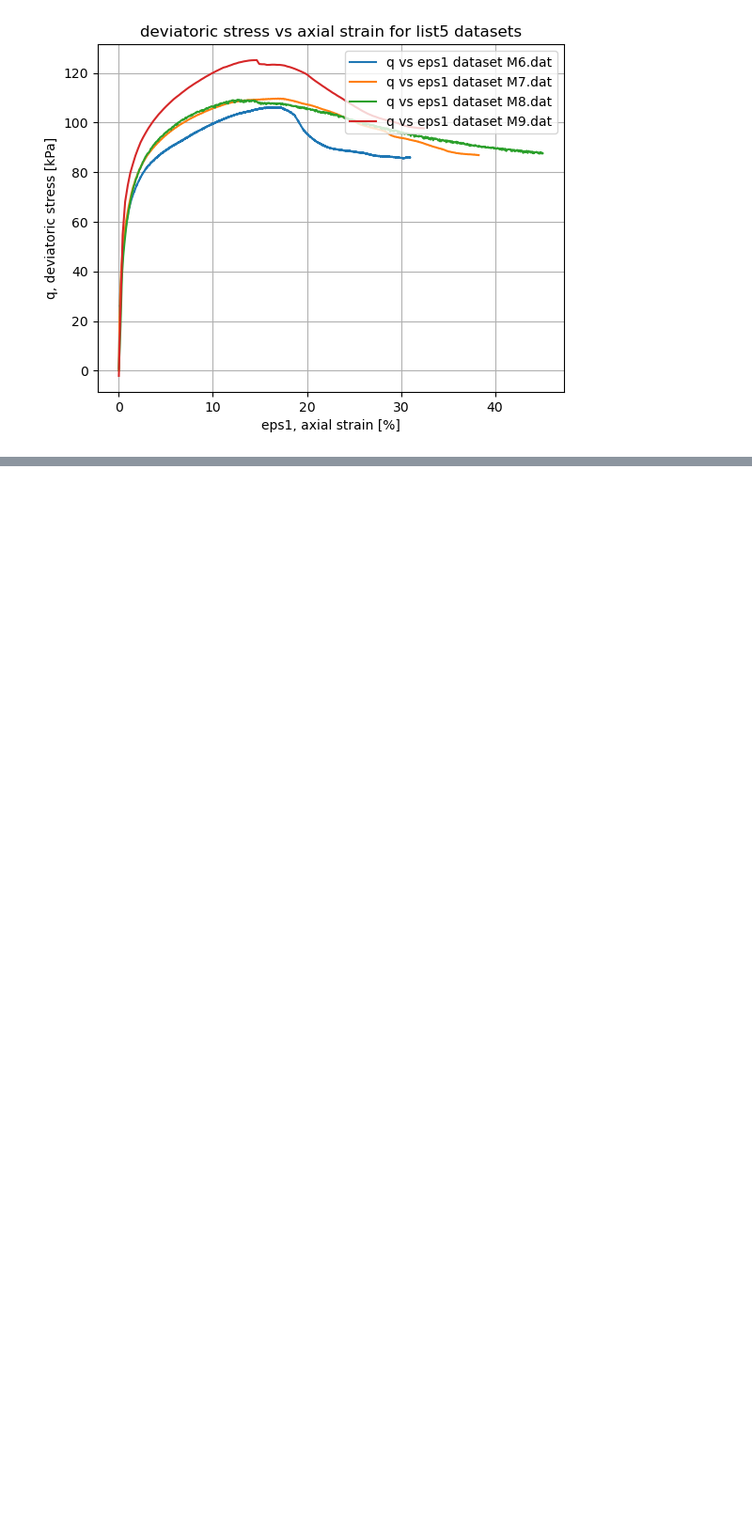
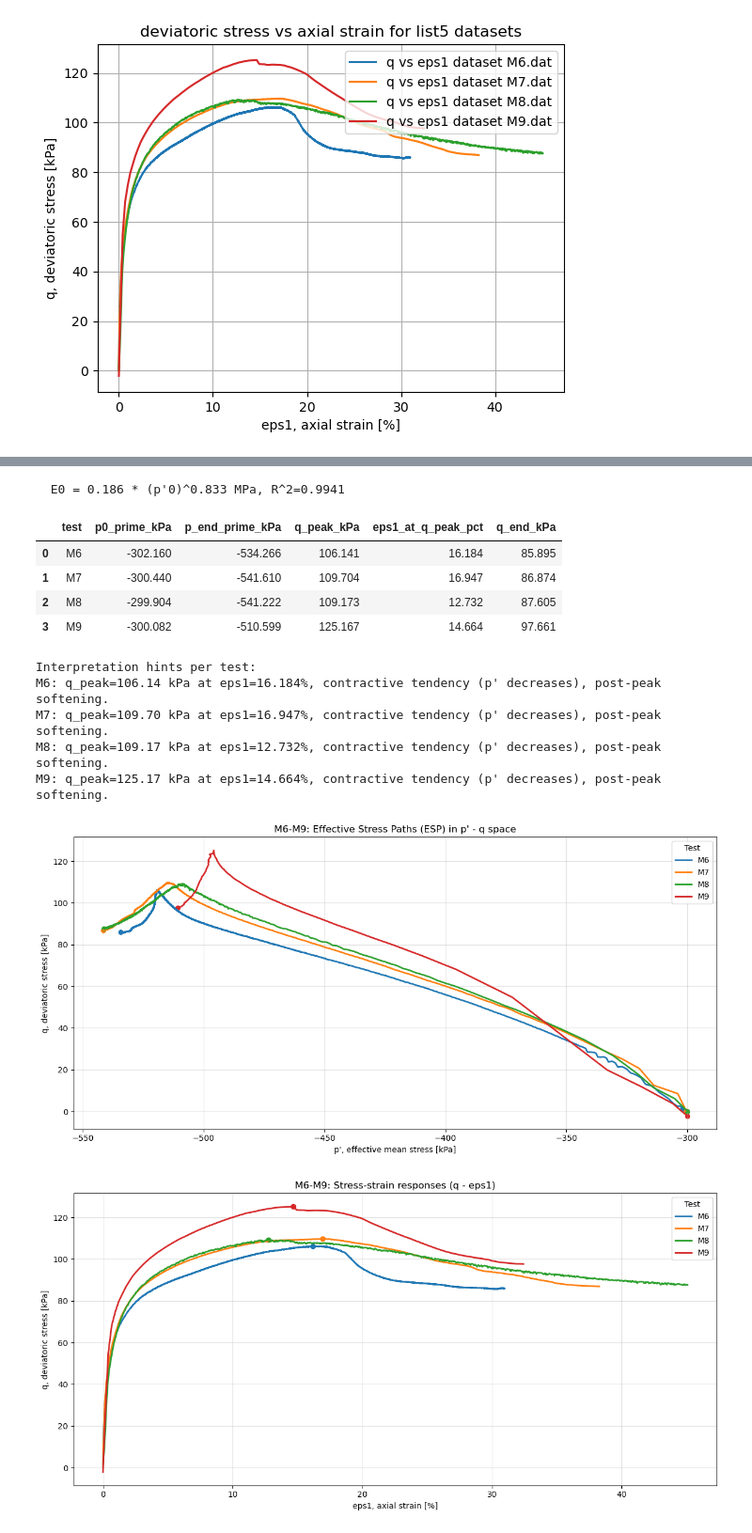
Before and after one commit to JulianEngel1999/Soil_structure_interaction, a Jupyter notebook: Assignment_1.ipynb, the cells around one changed output, grey strips where cells are left out. Shown at 94% size. Saved outputs shown, nothing was run; the diff lists cells and outputs as text; code cells hidden in the pictures; blank space fills up the shorter version.

```diff
--- a/Assignment_1.ipynb
+++ b/Assignment_1.ipynb
@@ -678,10 +742,9 @@ NameError: name 'ocr1_tests' is not defined
 # %%
-
 strain_limit = 0.2
 p_list, e_list = [], []
 
 for t in ocr1_tests:
-    df = data[t]
+    df = load_data2(f"{t}.dat")
     subset = df[df['eps1'] <= strain_limit]
     if len(subset) > 5:
         slope, _, _, _, _ = stats.linregress(subset['eps1'], subset['q'])
@@ -689,9 +752,86 @@ for t in ocr1_tests:
         if np.isfinite(e0_mpa) and e0_mpa > 0:
             p_list.append(results_ocr1[t]['p0_prime'])
             e_list.append(e0_mpa)
+
 if len(e_list) >= 3:
     log_p = np.log(np.array(p_list))
     log_e = np.log(np.array(e_list))
     n_exp_tmp, log_A_tmp, r_tmp, _, _ = stats.linregress(log_p, log_e)
     A_tmp = np.exp(log_A_tmp)
     print(f"  E0 = {A_tmp:.3f} * (p'0)^{n_exp_tmp:.3f} MPa, R^2={r_tmp**2:.4f}")
+# %% [output]
+  E0 = 0.186 * (p'0)^0.833 MPa, R^2=0.9941
+# %%
+
+summary_rows = []
+
+plt.figure(figsize=(12, 6))
+for file in list5:
+    data = load_data2(file).copy()
+    data['p_'] = pprime(data)
+
+    idx_peak = data['q'].idxmax()
+    q_peak = data.loc[idx_peak, 'q']
+    eps1_peak = data.loc[idx_peak, 'eps1']
+    p0 = data['p_'].iloc[0]
+    p_end = data['p_'].iloc[-1]
+    q_end = data['q'].iloc[-1]
+
+    summary_rows.append({
+        'test': file.replace('.dat', ''),
+        'p0_prime_kPa': p0,
+        'p_end_prime_kPa': p_end,
+        'q_peak_kPa': q_peak,
+        'eps1_at_q_peak_pct': eps1_peak,
+        'q_end_kPa': q_end
+    })
+
+    plt.plot(data['p_'], data['q'], linewidth=2, label=file.replace('.dat', ''))
+    plt.scatter([p0, p_end], [data['q'].iloc[0], q_end], s=30)
+
+plt.xlabel("p', effective mean stress [kPa]")
+plt.ylabel('q, deviatoric stress [kPa]')
+plt.title("M6-M9: Effective Stress Paths (ESP) in p' - q space")
+plt.legend(title='Test', loc='best')
+plt.grid(alpha=0.35)
+plt.tight_layout()
+
+plt.figure(figsize=(12, 6))
+for file in list5:
+    data = load_data2(file).copy()
+    data['p_'] = pprime(data)
+
+    idx_peak = data['q'].idxmax()
+    q_peak = data.loc[idx_peak, 'q']
+    eps1_peak = data.loc[idx_peak, 'eps1']
+
+    plt.plot(data['eps1'], data['q'], linewidth=2, label=file.replace('.dat', ''))
+    plt.scatter([eps1_peak], [q_peak], s=35)
+
+plt.xlabel('eps1, axial strain [%]')
+plt.ylabel('q, deviatoric stress [kPa]')
+plt.title('M6-M9: Stress-strain responses (q - eps1)')
+plt.legend(title='Test', loc='best')
+plt.grid(alpha=0.35)
+plt.tight_layout()
+summary_df = pd.DataFrame(summary_rows).sort_values('test').reset_index(drop=True)
+display(summary_df.round(3))
+
+print('Interpretation hints per test:')
+for _, row in summary_df.iterrows():
+    volumetric_tendency = 'contractive tendency (p\' decreases)' if row['p_end_prime_kPa'] < row['p0_prime_kPa'] else 'dilative tendency (p\' stable/increases)'
+    post_peak = 'post-peak softening' if row['q_end_kPa'] < 0.95 * row['q_peak_kPa'] else 'no strong softening in recorded range'
+    print(f"{row['test']}: q_peak={row['q_peak_kPa']:.2f} kPa at eps1={row['eps1_at_q_peak_pct']:.3f}%, {volumetric_tendency}, {post_peak}.")
+# %% [output]
+|  | test | p0_prime_kPa | p_end_prime_kPa | q_peak_kPa | eps1_at_q_peak_pct | q_end_kPa |
+| 0 | M6 | -302.160 | -534.266 | 106.141 | 16.184 | 85.895 |
+| 1 | M7 | -300.440 | -541.610 | 109.704 | 16.947 | 86.874 |
+| 2 | M8 | -299.904 | -541.222 | 109.173 | 12.732 | 87.605 |
+| 3 | M9 | -300.082 | -510.599 | 125.167 | 14.664 | 97.661 |
+Interpretation hints per test:
+M6: q_peak=106.14 kPa at eps1=16.184%, contractive tendency (p' decreases), post-peak softening.
+M7: q_peak=109.70 kPa at eps1=16.947%, contractive tendency (p' decreases), post-peak softening.
+M8: q_peak=109.17 kPa at eps1=12.732%, contractive tendency (p' decreases), post-peak softening.
+M9: q_peak=125.17 kPa at eps1=14.664%, contractive tendency (p' decreases), post-peak softening.
+[figure, added]
+[figure, added]
```
Also changed, not shown: parts of 4 cells of this notebook.
